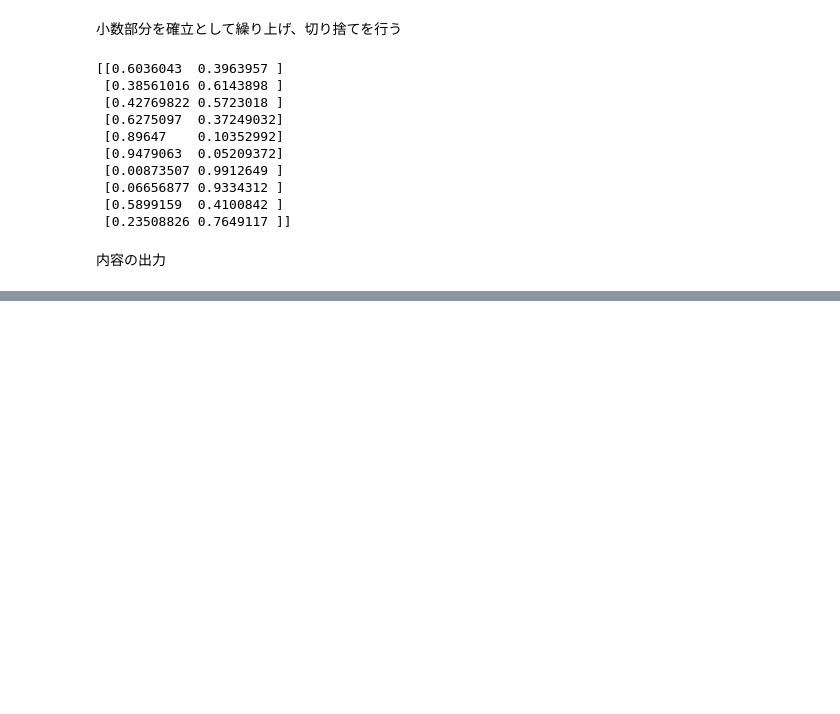
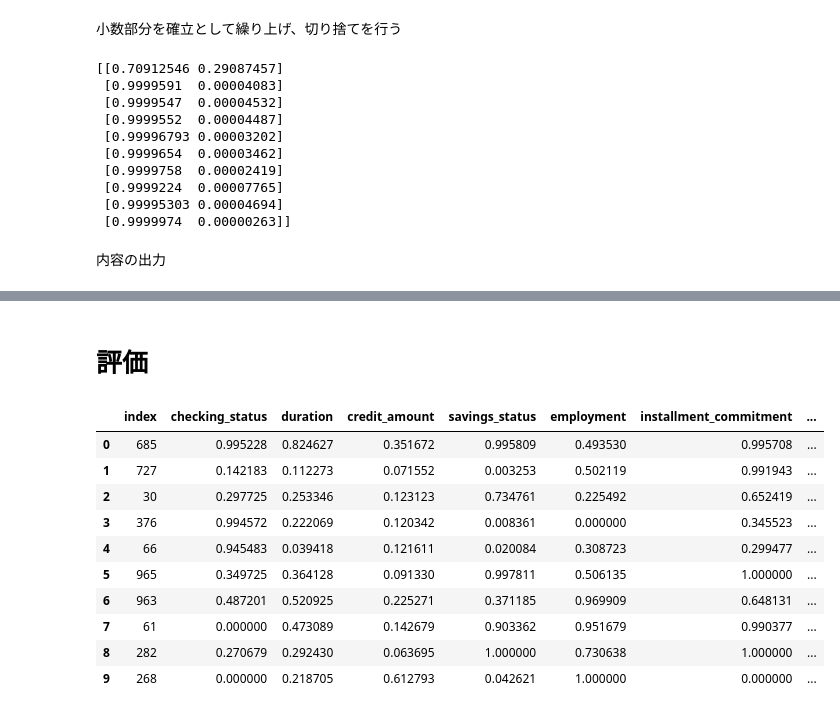
Before and after one commit to ShotaArima/lowprofool_x86, a Jupyter notebook: src/Propose-Method2.ipynb, the cells around one changed output, grey strips where cells are left out. Saved outputs shown, nothing was run; the diff lists cells and outputs as text; code cells hidden in the pictures; blank space fills up the shorter version.

```diff
--- a/src/Propose-Method2.ipynb
+++ b/src/Propose-Method2.ipynb
@@ -854,24 +837,24 @@ decimal_part = df_adv_lpf_copy - floor
 random_nums = np.random.random(size=df_adv_lpf_copy.shape)
 df_adv_lpf_int = (floor + (random_nums < decimal_part)).astype(int)
 
-scaler, df_adv_lpf_int_normal, bounds = normalize(df_adv_lpf_int, 'orig_pred', feature_names, bounds, config['Scaler'])
+scaler, df_adv_lpf_int_normal_pred, bounds = normalize(df_adv_lpf_int, 'orig_pred', feature_names, bounds, config['Scaler'])
 
 
-df_adv_lpf_int_test = torch.FloatTensor(df_adv_lpf_int_normal[feature_names].values)
+df_adv_lpf_int_test = torch.FloatTensor(df_adv_lpf_int_normal_pred[feature_names].values)
 y_pred_lpf = model.forward(df_adv_lpf_int_test)
 y_pred_lpf =y_pred_lpf.detach().cpu().numpy()
 print(y_pred_lpf)
 # %% [output]
-[[0.6036043  0.3963957 ]
- [0.38561016 0.6143898 ]
- [0.42769822 0.5723018 ]
- [0.6275097  0.37249032]
- [0.89647    0.10352992]
- [0.9479063  0.05209372]
- [0.00873507 0.9912649 ]
- [0.06656877 0.9334312 ]
- [0.5899159  0.4100842 ]
- [0.23508826 0.7649117 ]]
+[[0.70912546 0.29087457]
+ [0.9999591  0.00004083]
+ [0.9999547  0.00004532]
+ [0.9999552  0.00004487]
+ [0.99996793 0.00003202]
+ [0.9999654  0.00003462]
+ [0.9999758  0.00002419]
+ [0.9999224  0.00007765]
+ [0.99995303 0.00004694]
+ [0.9999974  0.00000263]]
 # %% [markdown]
 内容の出力
 # %%
@@ -889,3 +872,20 @@ df_combined_pred[df_combined_pred['index'].isin(arrs)].sort_values('index')
 | 122 | 727 | 0.000000 | 0.205882 | 0.089799 | 0.00 | 0.50 | 1.000000 | ... |
 | 198 | 963 | 1.000000 | 0.294118 | 0.118136 | 0.50 | 1.00 | 0.666667 | ... |
 | 161 | 965 | 0.333333 | 0.382353 | 0.080610 | 1.00 | 0.50 | 1.000000 | ... |
+# %% [markdown]
+# 評価
+# %%
+df_adv_lpf1 = df_adv_lpf.rename(columns={'Unnamed: 0': 'index'})
+df_adv_lpf1
+# %% [output]
+|  | index | checking_status | duration | credit_amount | savings_status | employment | installment_commitment | ... |
+| 0 | 685 | 0.995228 | 0.824627 | 0.351672 | 0.995809 | 0.493530 | 0.995708 | ... |
+| 1 | 727 | 0.142183 | 0.112273 | 0.071552 | 0.003253 | 0.502119 | 0.991943 | ... |
+| 2 | 30 | 0.297725 | 0.253346 | 0.123123 | 0.734761 | 0.225492 | 0.652419 | ... |
+| 3 | 376 | 0.994572 | 0.222069 | 0.120342 | 0.008361 | 0.000000 | 0.345523 | ... |
+| 4 | 66 | 0.945483 | 0.039418 | 0.121611 | 0.020084 | 0.308723 | 0.299477 | ... |
+| 5 | 965 | 0.349725 | 0.364128 | 0.091330 | 0.997811 | 0.506135 | 1.000000 | ... |
+| 6 | 963 | 0.487201 | 0.520925 | 0.225271 | 0.371185 | 0.969909 | 0.648131 | ... |
+| 7 | 61 | 0.000000 | 0.473089 | 0.142679 | 0.903362 | 0.951679 | 0.990377 | ... |
+| 8 | 282 | 0.270679 | 0.292430 | 0.063695 | 1.000000 | 0.730638 | 1.000000 | ... |
+| 9 | 268 | 0.000000 | 0.218705 | 0.612793 | 0.042621 | 1.000000 | 0.000000 | ... |
```
Also changed, not shown: parts of 26 cells of this notebook.
